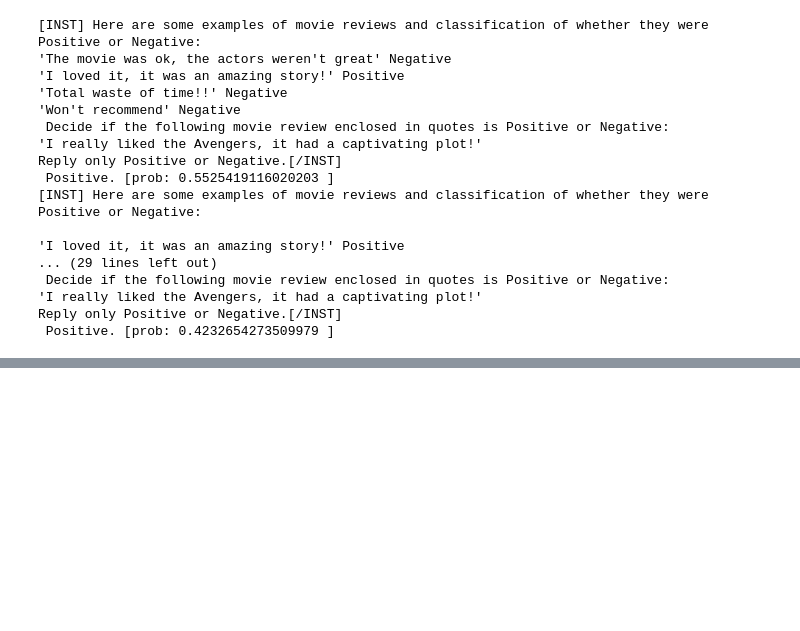
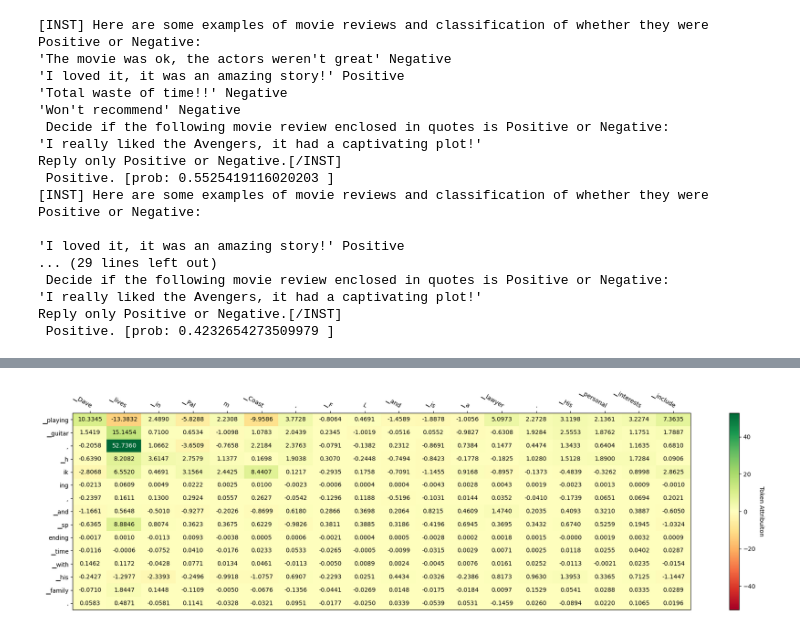
Before and after one commit to pytorch/captum, a Jupyter notebook: tutorials/LLama2-Captum-Demo.ipynb, the cells around one changed output, grey strips where cells are left out. Cells and saved outputs as stored; diff of their text form; code cells hidden in the pictures; blank space fills up the shorter version.

```diff
--- a/tutorials/LLama2-Captum-Demo.ipynb
+++ b/tutorials/LLama2-Captum-Demo.ipynb
@@ -860,0 +965,2 @@ attr_viz_8.plot_token_attr()
+# %%
+emb_layer = model.get_submodule("model.embed_tokens")
@@ -860,0 +1117,12 @@ attr_viz_8.plot_token_attr()
+# %%
+lig = LayerIntegratedGradients(model, emb_layer)
+llm_grad_attr = LLMGradientAttribution(lig, tokenizer)
+
+inp_feature = TextTokenFeature(
+    "Dave lives in Palm Coast, FL and is a lawyer. His personal interests include",
+    tokenizer,
+    baselines=0,  # UNK
+    skip_tokens=[1],
+)
+
+attr_result_10 = llm_grad_attr.attribute(inp_feature)
@@ -860,0 +1147,5 @@ attr_viz_8.plot_token_attr()
+# %%
+attr_viz_10 = LLMAttrViz(**attr_result_10)
+attr_viz_10.plot_token_attr()
+# %% [output]
+[figure, added]
```
Also changed, not shown: parts of 50 cells of this notebook.
